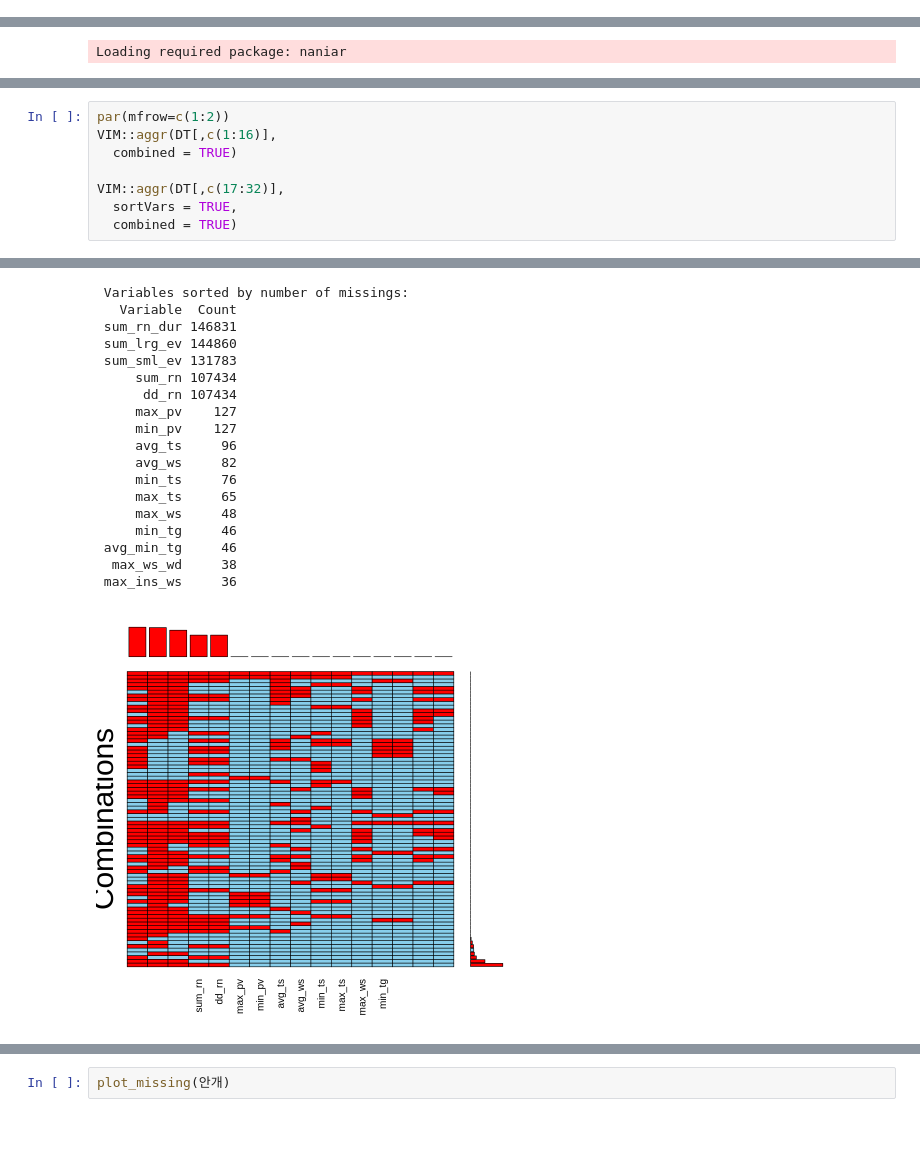
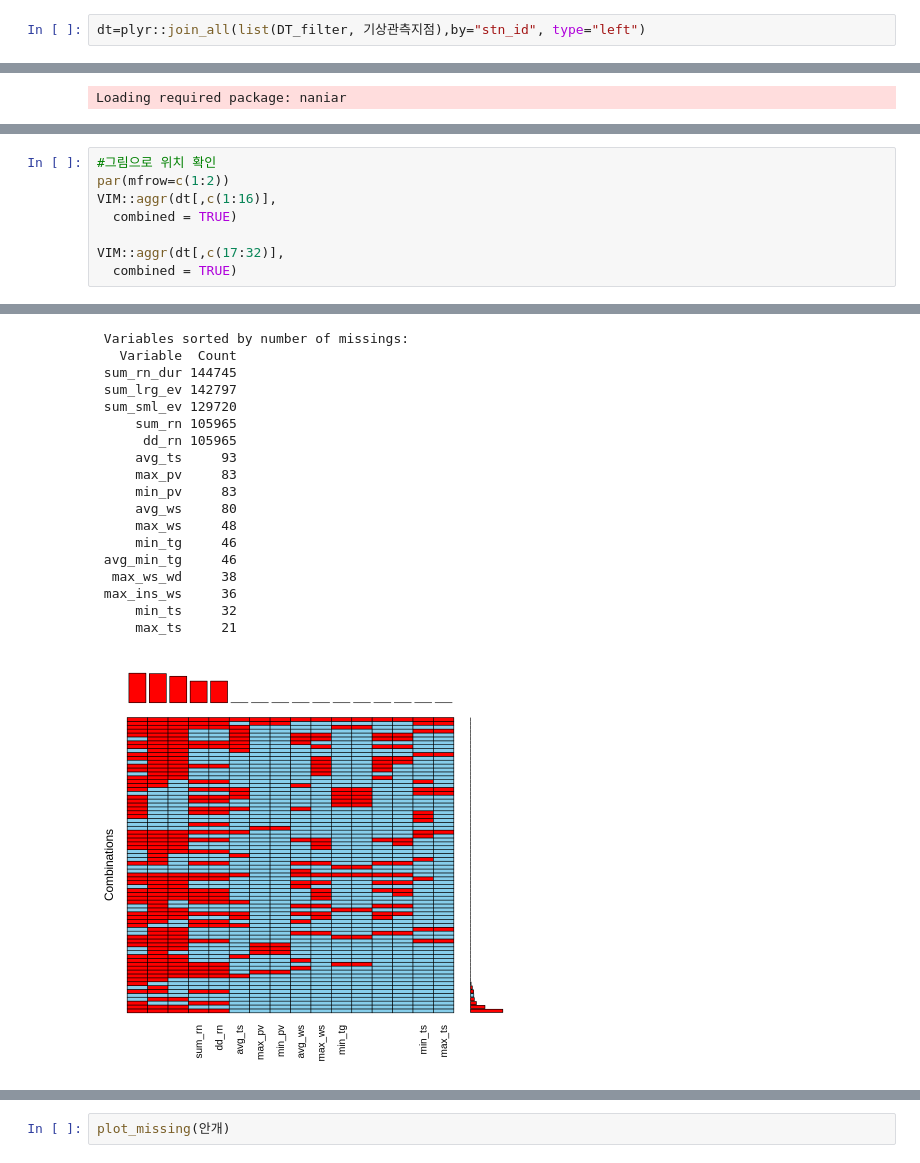
Before and after one commit to min02yam/Prediction-of-Cardiovascular-Disease-Incidence-using-machine-learning, a Jupyter notebook: ASOS데이터.ipynb, the cells around one changed output, grey strips where cells are left out. Saved outputs shown, nothing was run; the diff lists cells and outputs as text; blank space fills up the shorter version.

```diff
--- a/ASOS데이터.ipynb
+++ b/ASOS데이터.ipynb
@@ -533,0 +507,2 @@ plot_missing(DT)
+# %%
+dt=plyr::join_all(list(DT_filter, 기상관측지점),by="stn_id", type="left")
@@ -752,9 +668,9 @@ Classes ‘data.table’ and 'data.frame':  170414 obs. of  32 variables:
 # %%
+#그림으로 위치 확인
 par(mfrow=c(1:2))
-VIM::aggr(DT[,c(1:16)],
+VIM::aggr(dt[,c(1:16)],
   combined = TRUE)
 
-VIM::aggr(DT[,c(17:32)],
-  sortVars = TRUE,
+VIM::aggr(dt[,c(17:32)],
   combined = TRUE)
 # %% [output]
@@ -762,20 +678,20 @@ VIM::aggr(DT[,c(17:32)],
  Variables sorted by number of missings:
    Variable  Count
- sum_rn_dur 146831
- sum_lrg_ev 144860
- sum_sml_ev 131783
-     sum_rn 107434
-      dd_rn 107434
-     max_pv    127
-     min_pv    127
-     avg_ts     96
-     avg_ws     82
-     min_ts     76
-     max_ts     65
+ sum_rn_dur 144745
+ sum_lrg_ev 142797
+ sum_sml_ev 129720
+     sum_rn 105965
+      dd_rn 105965
+     avg_ts     93
+     max_pv     83
+     min_pv     83
+     avg_ws     80
      max_ws     48
      min_tg     46
  avg_min_tg     46
   max_ws_wd     38
  max_ins_ws     36
+     min_ts     32
+     max_ts     21
-[figure, old version]
+[figure, new version]
 # %%
```
Also changed, not shown: parts of 39 cells of this notebook.
